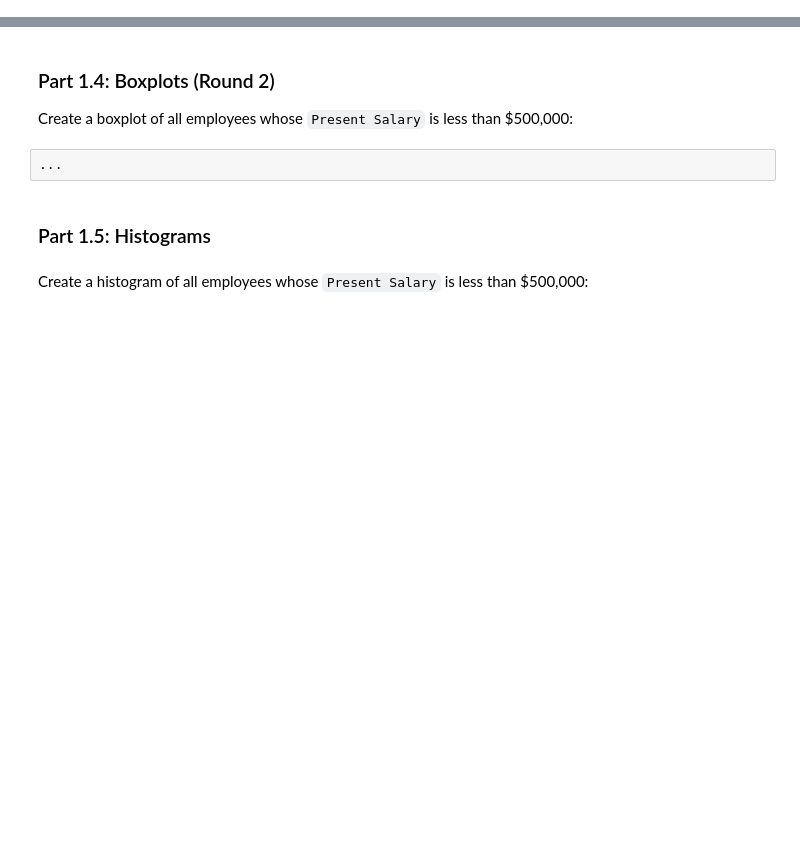
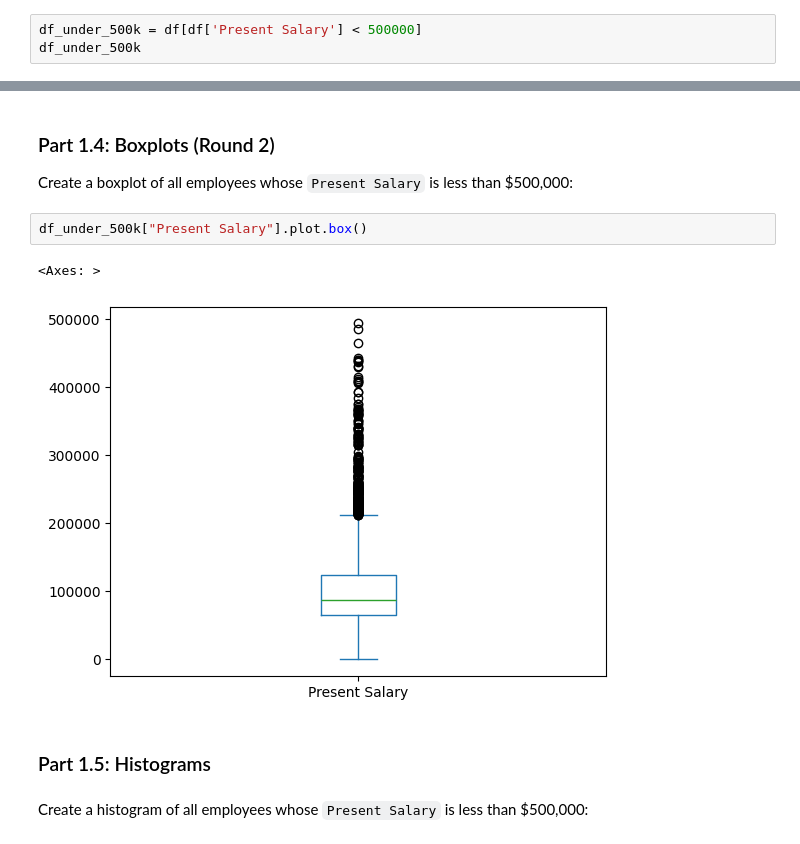
Before and after one commit to 168904578/hongyuq2, a Jupyter notebook: lab_plots/lab_plots.ipynb, the cells around one changed output, grey strips where cells are left out. Cells and saved outputs as stored; diff of their text form; blank space fills up the shorter version.

```diff
--- a/lab_plots/lab_plots.ipynb
+++ b/lab_plots/lab_plots.ipynb
@@ -178,0 +212,3 @@ df_under_500k
+# %%
+df_under_500k = df[df['Present Salary'] < 500000]
+df_under_500k
@@ -180,8 +230,11 @@ df_under_500k
 ### Part 1.4: Boxplots (Round 2)
 
 Create a boxplot of all employees whose `Present Salary` is less than $500,000:
-# %%
-...
+# %%
+df_under_500k["Present Salary"].plot.box()
+# %% [output]
+<Axes: >
+[figure, added]
 # %% [markdown]
 ### Part 1.5: Histograms
 # %% [markdown]
```
Also changed, not shown: parts of 47 cells of this notebook.
